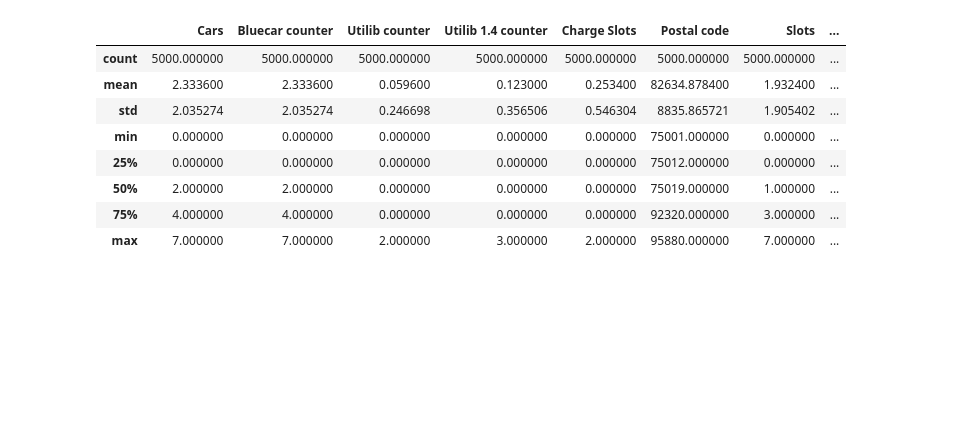
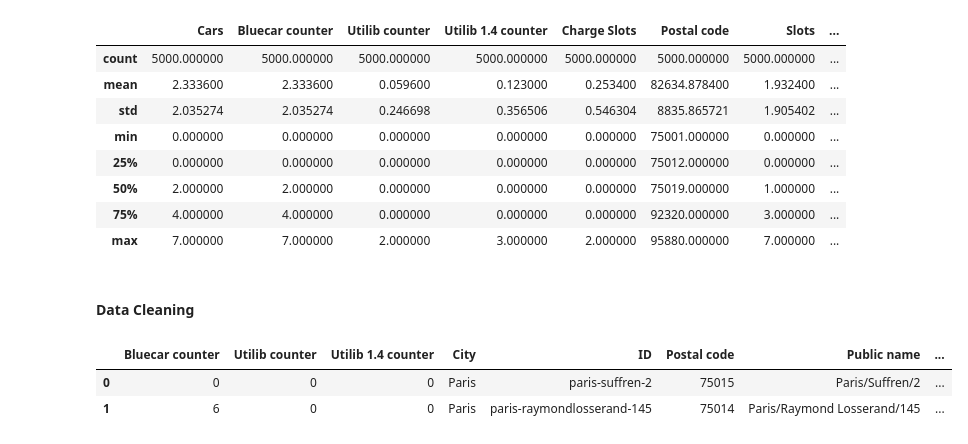
Before and after one commit to Sharon-Faith/ip-autolib, a Jupyter notebook: autolib_ip.ipynb, the cells around one changed output. Drawn from its saved outputs; the diff is of its cells as text; code cells hidden in the pictures; blank space fills up the shorter version.

Commit message:
drop unnecessary columns

```diff
--- a/autolib_ip.ipynb
+++ b/autolib_ip.ipynb
@@ -56,3 +56,17 @@ df.describe()
 | 50% | 2.000000 | 2.000000 | 0.000000 | 0.000000 | 0.000000 | 75019.000000 | 1.000000 | ... |
 | 75% | 4.000000 | 4.000000 | 0.000000 | 0.000000 | 0.000000 | 92320.000000 | 3.000000 | ... |
 | max | 7.000000 | 7.000000 | 2.000000 | 3.000000 | 2.000000 | 95880.000000 | 7.000000 | ... |
+# %% [markdown]
+#### **Data Cleaning**
+# %%
+# Data Cleaning Action: Dropping the charging status, status, displayed comment, Kind, Geo point, charge slots
+# slots, scheduled at, station type, address, subsription type, columns, cars
+# Explanation:  They are not needed for analysis. Cars column is redundant with bluecar counter
+columns = ['Charging Status', 'Status', 'Cars', 'Displayed comment', 'Address', 'Kind', 'Geo point', 'Charge Slots', 'Slots', 'Scheduled at', 'Station type', 'Subscription status']
+df.drop(columns, axis = 1, inplace=True)
+
+df.head(2)
+# %% [output]
+|  | Bluecar counter | Utilib counter | Utilib 1.4 counter | City | ID | Postal code | Public name | ... |
+| 0 | 0 | 0 | 0 | Paris | paris-suffren-2 | 75015 | Paris/Suffren/2 | ... |
+| 1 | 6 | 0 | 0 | Paris | paris-raymondlosserand-145 | 75014 | Paris/Raymond Losserand/145 | ... |
```
